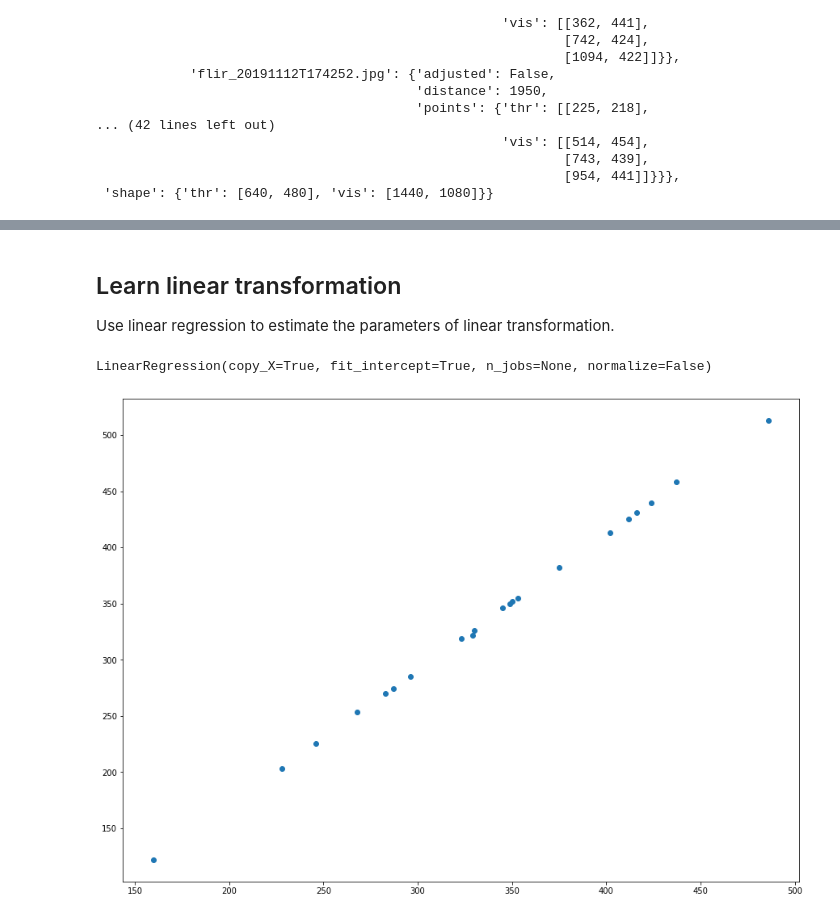
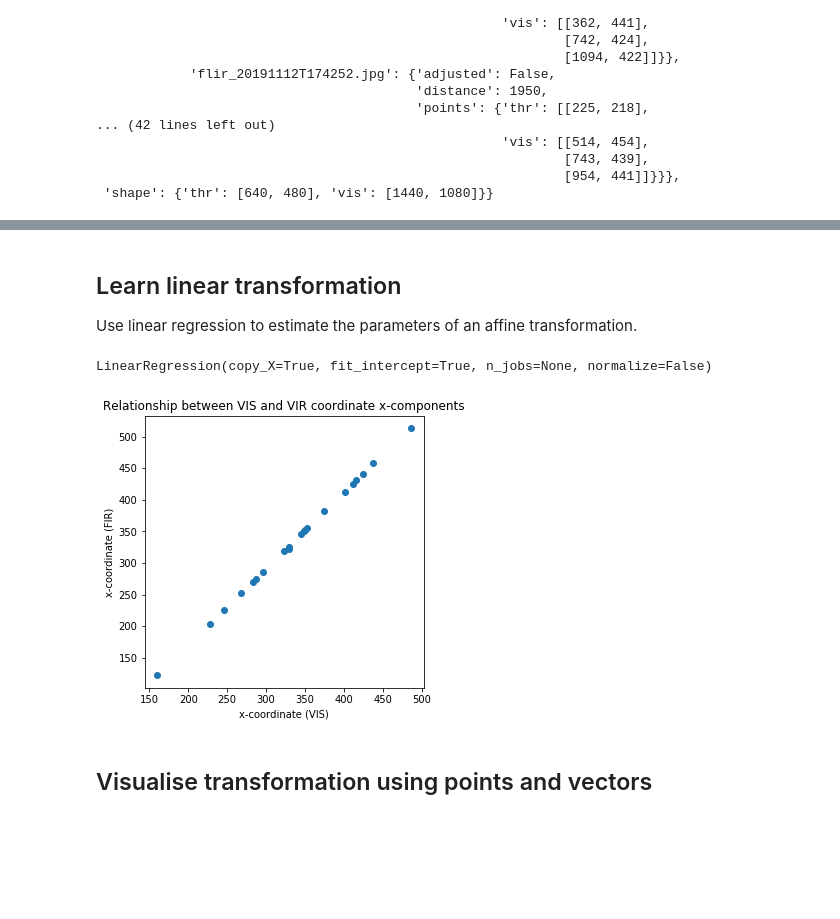
Before and after one commit to Lindronics/honours_project, a Jupyter notebook: notebooks/flir_one/flir_one_calibration.ipynb, the cells around one changed output, grey strips where cells are left out. Drawn from its saved outputs; the diff is of its cells as text; code cells hidden in the pictures; blank space fills up the shorter version.

```diff
--- a/notebooks/flir_one/flir_one_calibration.ipynb
+++ b/notebooks/flir_one/flir_one_calibration.ipynb
@@ -138,32 +154,39 @@ manual_align(list(metadata["photos"].keys())[3], fac=0.09)
 # %% [markdown]
 ## Learn linear transformation
 
-Use linear regression to estimate the parameters of linear transformation.
+Use linear regression to estimate the parameters of an affine transformation.
 # %%
 from sklearn.linear_model import LinearRegression
 # %%
 # Load reference points
 
 X, y = [], []
 for name, image in metadata["photos"].items():
     try:
         X.append(metadata["photos"][name]["points"]["vis"])
         y.append(metadata["photos"][name]["points"]["thr"])
     except:
         pass
 
 X = np.vstack(X) // scaling_factor
 y = np.vstack(y)
 
 # Plot thermal x-value over visible x-value
 # there appears to be a linear relationship
-plt.scatter(X[:, 0], y[:, 0])
+fig, ax = plt.subplots(1, figsize=(5,5))
+ax.scatter(X[:, 0], y[:, 0])
+ax.set_xlabel("x-coordinate (VIS)")
+ax.set_ylabel("x-coordinate (FIR)")
+ax.set_title("Relationship between VIS and VIR coordinate x-components")
+fig.show()
 
 model = LinearRegression()
 model.fit(X, y)
 # %% [output]
 LinearRegression(copy_X=True, fit_intercept=True, n_jobs=None, normalize=False)
-[figure, old version]
+[figure, new version]
+# %% [markdown]
+## Visualise transformation using points and vectors
 # %%
 def show_transform(name, metadata, coef, intercept):
     """
```
Also changed, not shown: parts of 17 cells of this notebook.
